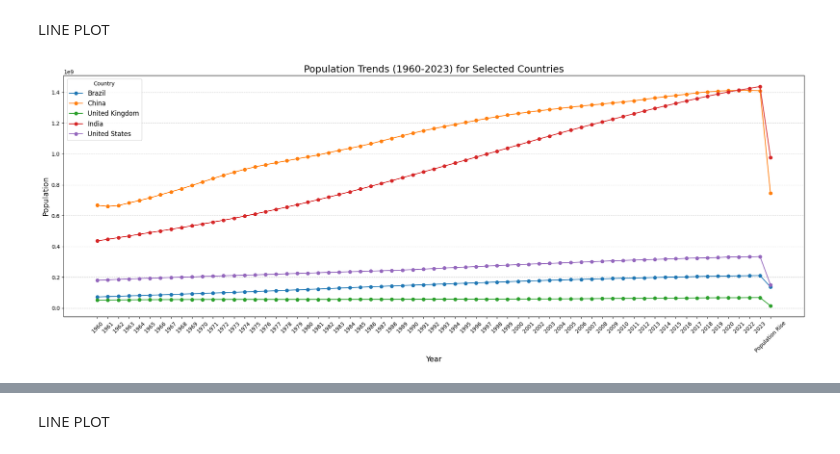
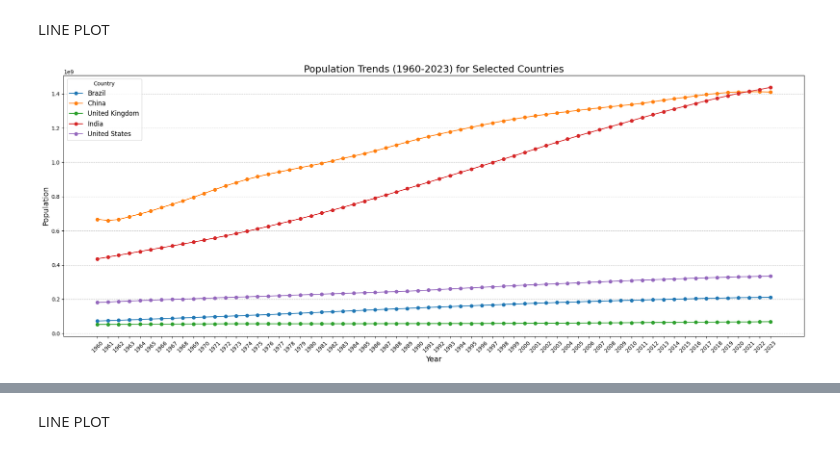
Before and after one commit to Elakkiyasivadevan/PRODIGY_DS_01, a Jupyter notebook: Prodigy_DS_Task1.ipynb, the cells around one changed output, grey strips where cells are left out. Saved outputs shown, nothing was run; the diff lists cells and outputs as text; code cells hidden in the pictures.

```diff
--- a/Prodigy_DS_Task1.ipynb
+++ b/Prodigy_DS_Task1.ipynb
@@ -34,28 +34,25 @@ population_2021 = population_2021.dropna()
 # %% [markdown]
 LINE PLOT
 # %%
-# Filter data for selected countries and years
 selected_countries = df[df["Country Name"].isin(["India", "China", "United States", "Brazil", "United Kingdom"])]
 
-# Convert population columns (1960-2023) to numeric
 population_years = selected_countries.iloc[:, 4:].apply(pd.to_numeric, errors="coerce").T
 population_years.columns = selected_countries["Country Name"]
+if "Population Rise" in population_years.index:
+    population_years = population_years.drop(index="Population Rise")
 
-# Plot population trends over the years
 plt.figure(figsize=(20, 8))
 for country in population_years.columns:
     plt.plot(population_years.index, population_years[country], label=country, marker="o")
 
-# Customize x-axis to limit it to only years from 1960 to 2023 (and remove any extra labels)
 plt.xticks(population_years.index, rotation=45)
 
-# Add labels and title
 plt.title("Population Trends (1960-2023) for Selected Countries", fontsize=18)
 plt.xlabel("Year", fontsize=14)
 plt.ylabel("Population", fontsize=14)
 plt.legend(title="Country", fontsize=12)
 plt.grid(axis="y", linestyle="--", alpha=0.7)
 plt.tight_layout()
 plt.show()
 # %% [output]
-[figure, old version]
+[figure, new version]
```
Also changed, not shown: parts of 3 cells of this notebook.
